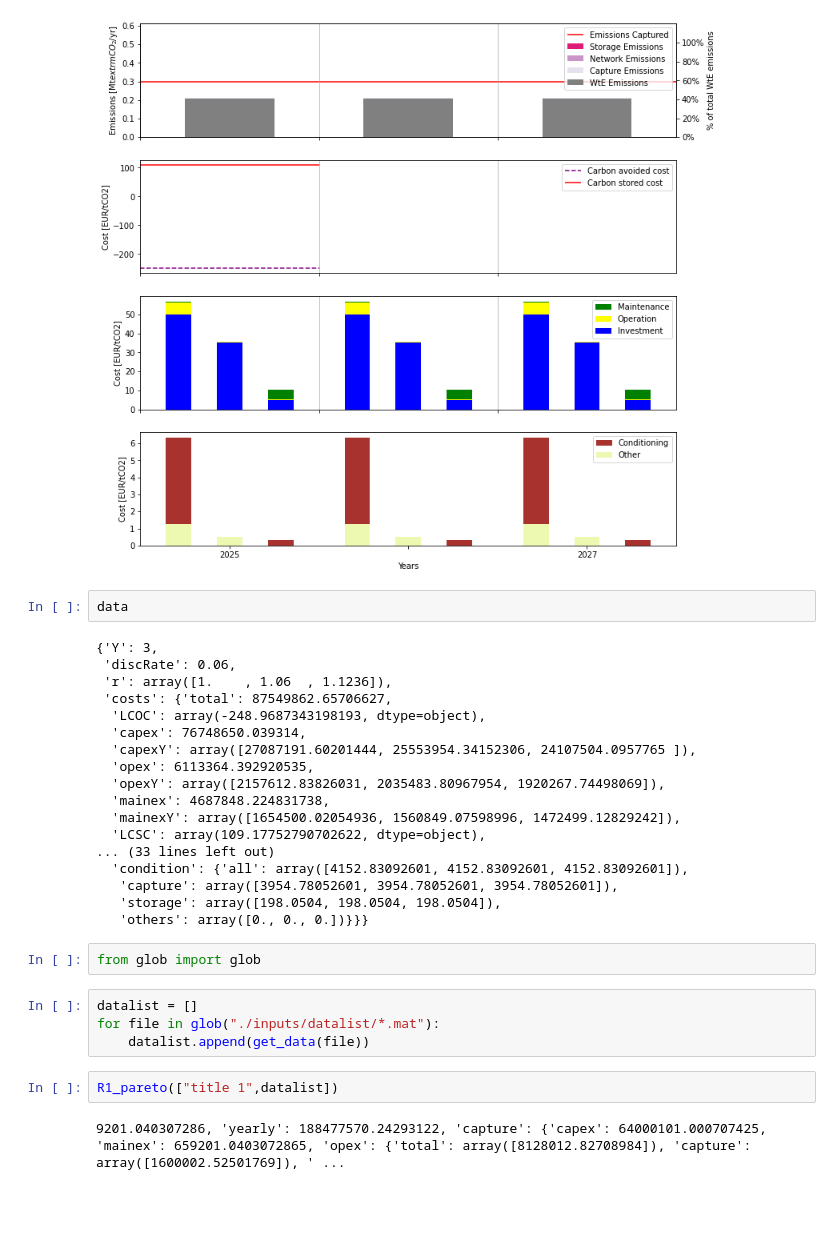
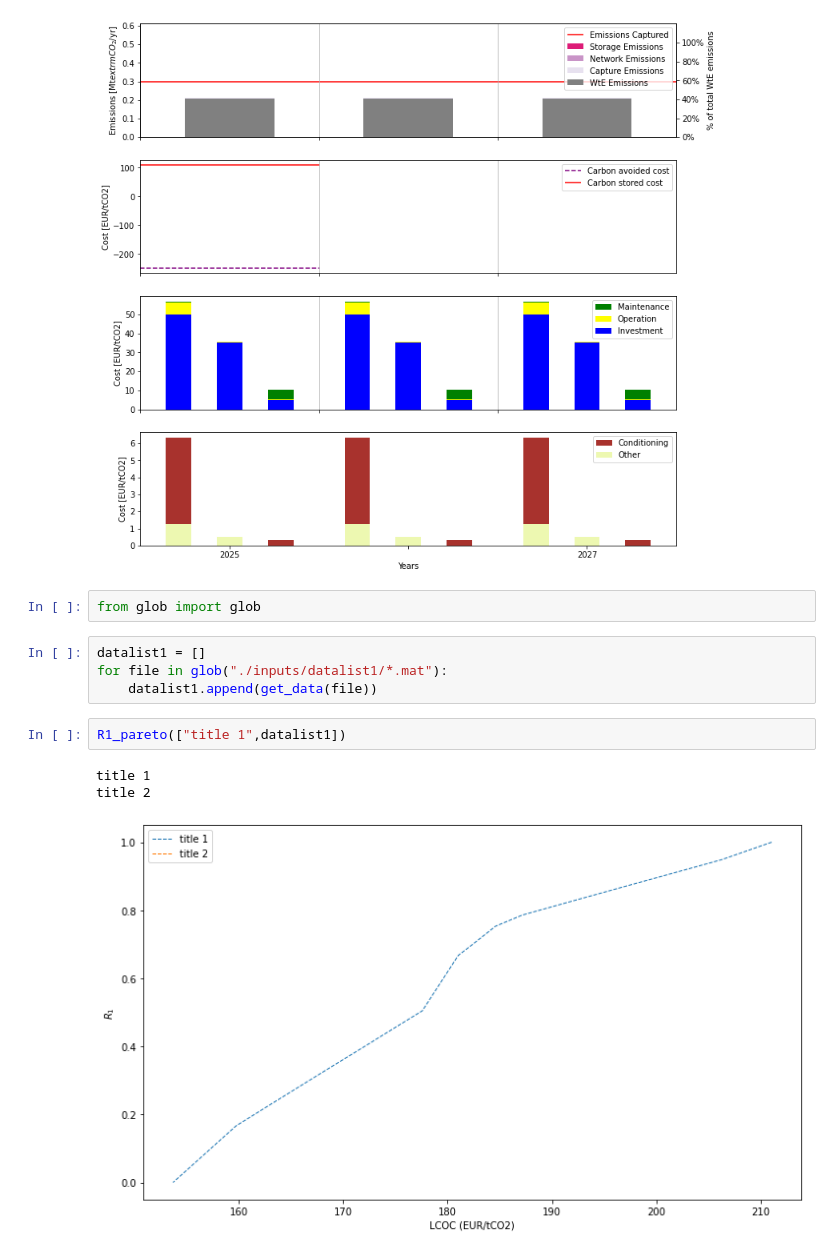
Before and after one commit to c-jordi/co2-plots, a Jupyter notebook: figures.ipynb, the cells around one changed output. Cells and saved outputs as stored; diff of their text form; blank space fills up the shorter version.

```diff
--- a/figures.ipynb
+++ b/figures.ipynb
@@ -10,33 +10,15 @@ data = get_data("inputs/test2.mat")
 cost_breakdown(data)
 # %% [output]
 [figure]
-# %%
-data
-# %% [output]
-{'Y': 3,
- 'discRate': 0.06,
- 'r': array([1.    , 1.06  , 1.1236]),
- 'costs': {'total': 87549862.65706627,
-  'LCOC': array(-248.9687343198193, dtype=object),
-  'capex': 76748650.039314,
-  'capexY': array([27087191.60201444, 25553954.34152306, 24107504.0957765 ]),
-  'opex': 6113364.392920535,
-  'opexY': array([2157612.83826031, 2035483.80967954, 1920267.74498069]),
-  'mainex': 4687848.224831738,
-  'mainexY': array([1654500.02054936, 1560849.07598996, 1472499.12829242]),
-  'LCSC': array(109.17752790702622, dtype=object),
-... (33 lines left out)
-  'condition': {'all': array([4152.83092601, 4152.83092601, 4152.83092601]),
-   'capture': array([3954.78052601, 3954.78052601, 3954.78052601]),
-   'storage': array([198.0504, 198.0504, 198.0504]),
-   'others': array([0., 0., 0.])}}}
 # %%
 from glob import glob
 # %%
-datalist = []
-for file in glob("./inputs/datalist/*.mat"):
-    datalist.append(get_data(file))
+datalist1 = []
+for file in glob("./inputs/datalist1/*.mat"):
+    datalist1.append(get_data(file))
 # %%
-R1_pareto(["title 1",datalist])
+R1_pareto(["title 1",datalist1])
 # %% [output]
-9201.040307286, 'yearly': 188477570.24293122, 'capture': {'capex': 64000101.000707425, 'mainex': 659201.0403072865, 'opex': {'total': array([8128012.82708984]), 'capture': array([1600002.52501769]), ' ...
+title 1
+title 2
+[figure, added]
```
